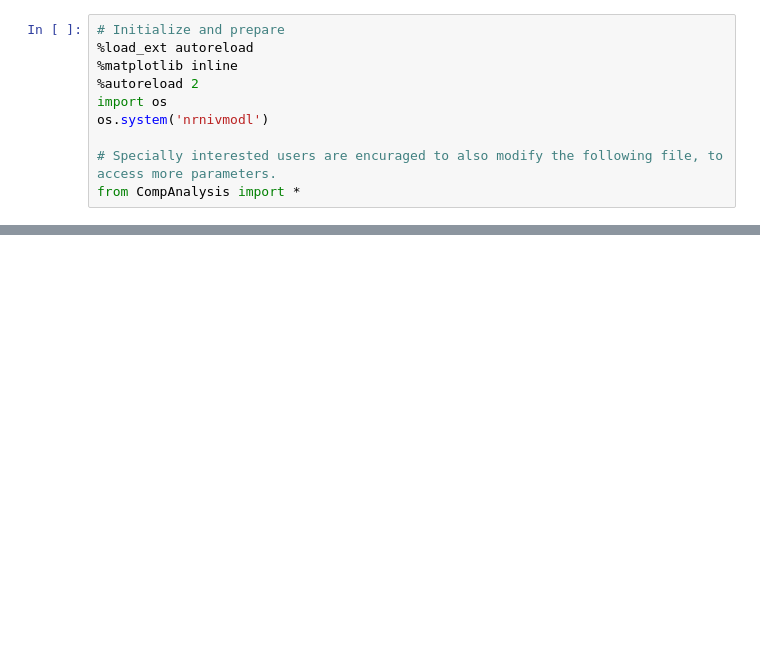
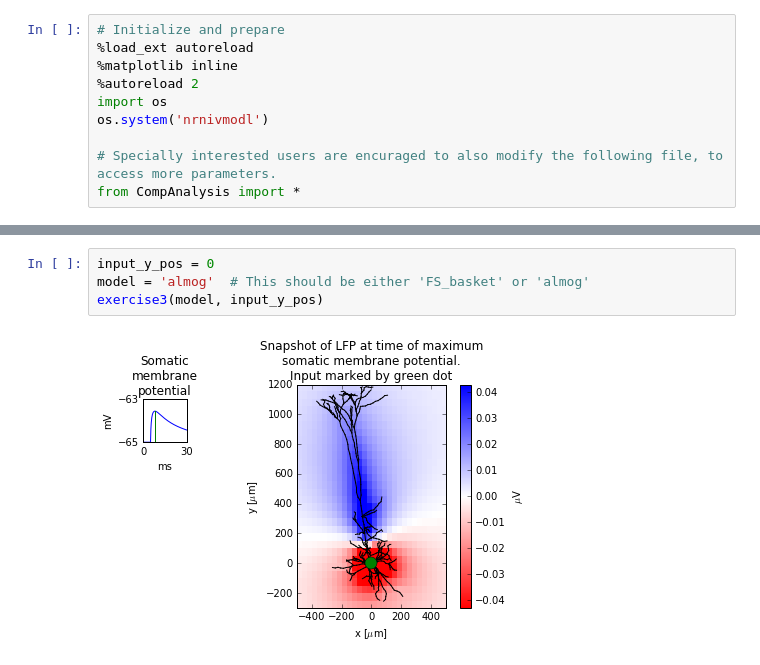
Before and after one commit to torbjone/my_binder_test, a Jupyter notebook: index.ipynb, the cells around one changed output, grey strips where cells are left out. Cells and saved outputs as stored; diff of their text form; blank space fills up the shorter version.

```diff
--- a/index.ipynb
+++ b/index.ipynb
@@ -54,0 +104,6 @@ exercise1(soma_clamp_params, apic_clamp_params)
+# %%
+input_y_pos = 0
+model = 'almog'  # This should be either 'FS_basket' or 'almog'
+exercise3(model, input_y_pos)
+# %% [output]
+[figure, added]
```
Also changed, not shown: parts of 11 cells of this notebook, 3 other files.
